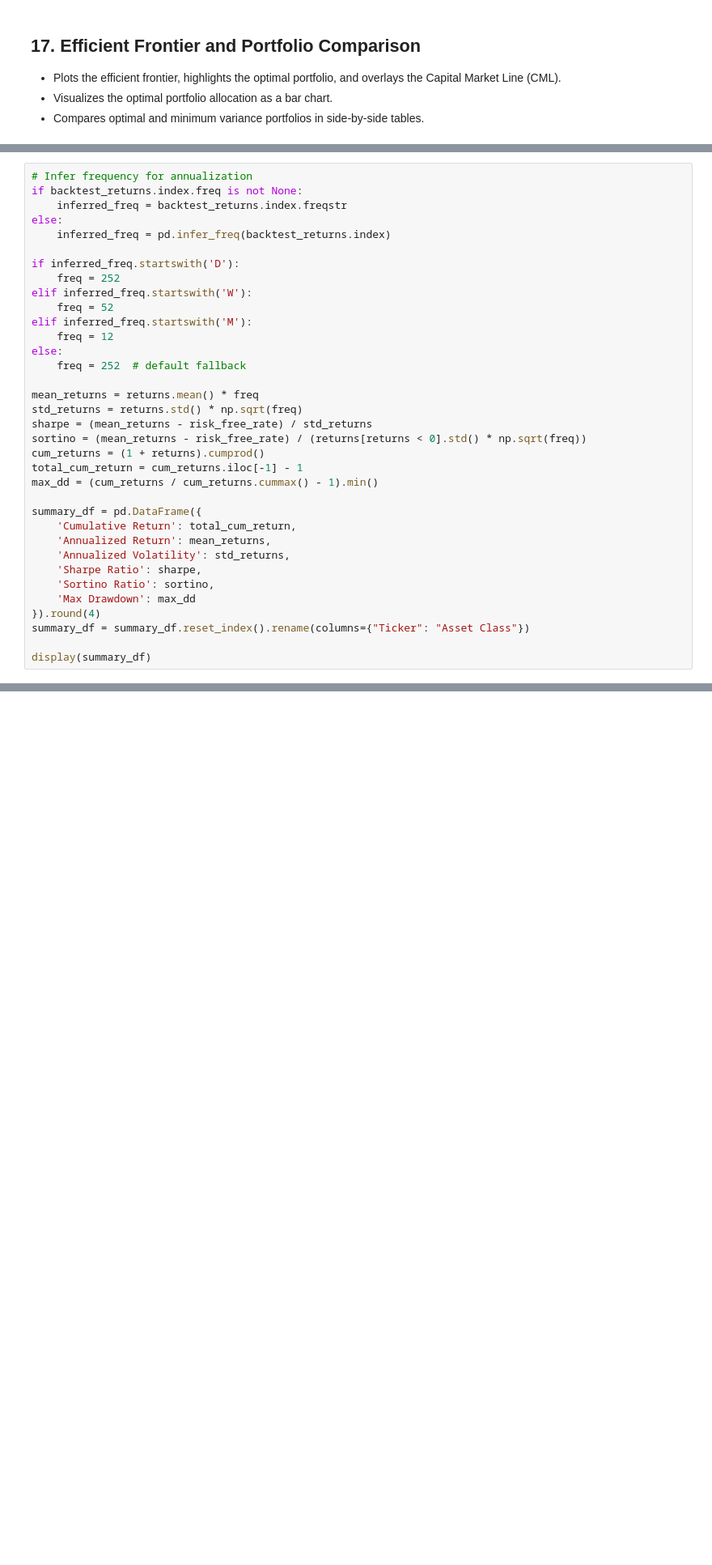
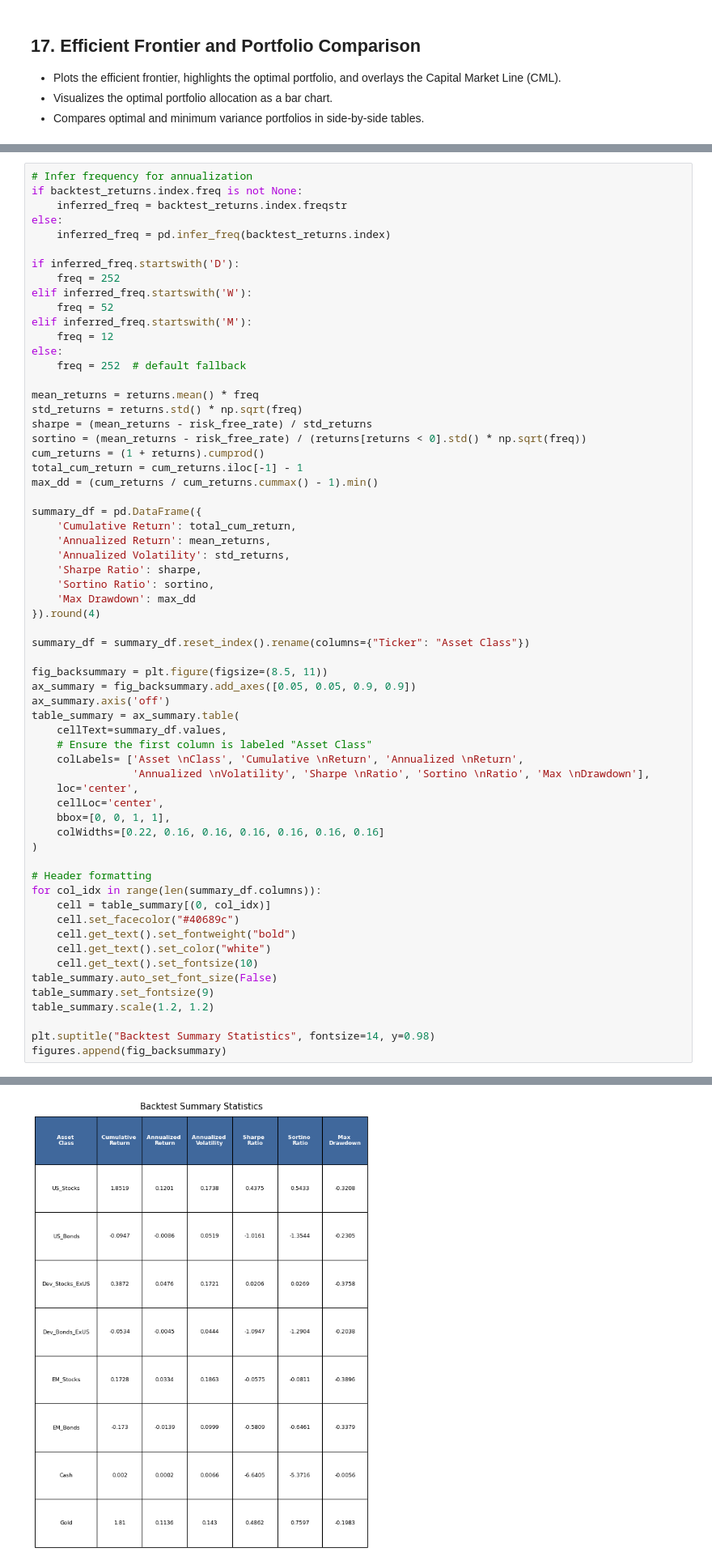
Before and after one commit to o-pelcastre/portfolio-optimization, a Jupyter notebook: portfolio-optimization.ipynb, the cells around one changed output, grey strips where cells are left out. Shown at 81% size. Drawn from its saved outputs; the diff is of its cells as text; blank space fills up the shorter version.

```diff
--- a/portfolio-optimization.ipynb
+++ b/portfolio-optimization.ipynb
@@ -1444,7 +1471,34 @@ summary_df = pd.DataFrame({
     'Sortino Ratio': sortino,
     'Max Drawdown': max_dd
 }).round(4)
+
 summary_df = summary_df.reset_index().rename(columns={"Ticker": "Asset Class"})
 
-display(summary_df)
+fig_backsummary = plt.figure(figsize=(8.5, 11))
+ax_summary = fig_backsummary.add_axes([0.05, 0.05, 0.9, 0.9])
+ax_summary.axis('off')
+table_summary = ax_summary.table(
+    cellText=summary_df.values,
+    # Ensure the first column is labeled "Asset Class"
+    colLabels= ['Asset \nClass', 'Cumulative \nReturn', 'Annualized \nReturn',
+                'Annualized \nVolatility', 'Sharpe \nRatio', 'Sortino \nRatio', 'Max \nDrawdown'],
+    loc='center',
+    cellLoc='center',
+    bbox=[0, 0, 1, 1],
+    colWidths=[0.22, 0.16, 0.16, 0.16, 0.16, 0.16, 0.16]
+)
+
+# Header formatting
+for col_idx in range(len(summary_df.columns)):
+    cell = table_summary[(0, col_idx)]
+    cell.set_facecolor("#40689c")
+    cell.get_text().set_fontweight("bold")
+    cell.get_text().set_color("white")
+    cell.get_text().set_fontsize(10)
+table_summary.auto_set_font_size(False)
+table_summary.set_fontsize(9)
+table_summary.scale(1.2, 1.2)
+
+plt.suptitle("Backtest Summary Statistics", fontsize=14, y=0.98)
+figures.append(fig_backsummary)
 # %% [output]
@@ -1459,0 +1505 @@ display(summary_df)
+[figure, added]
```
Also changed, not shown: parts of 15 cells of this notebook, 1 other file.
